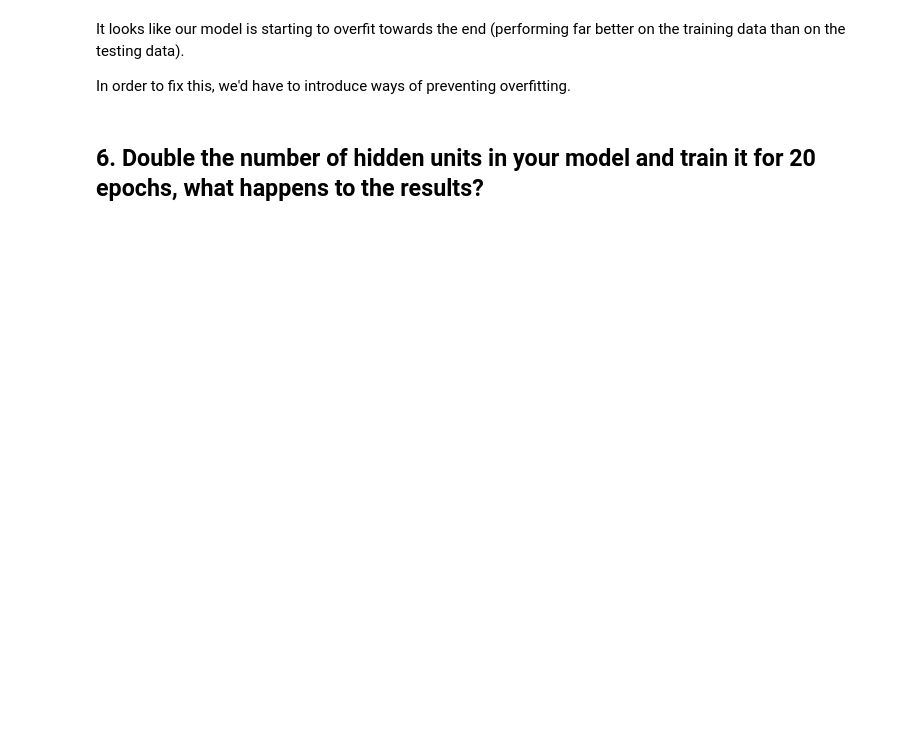
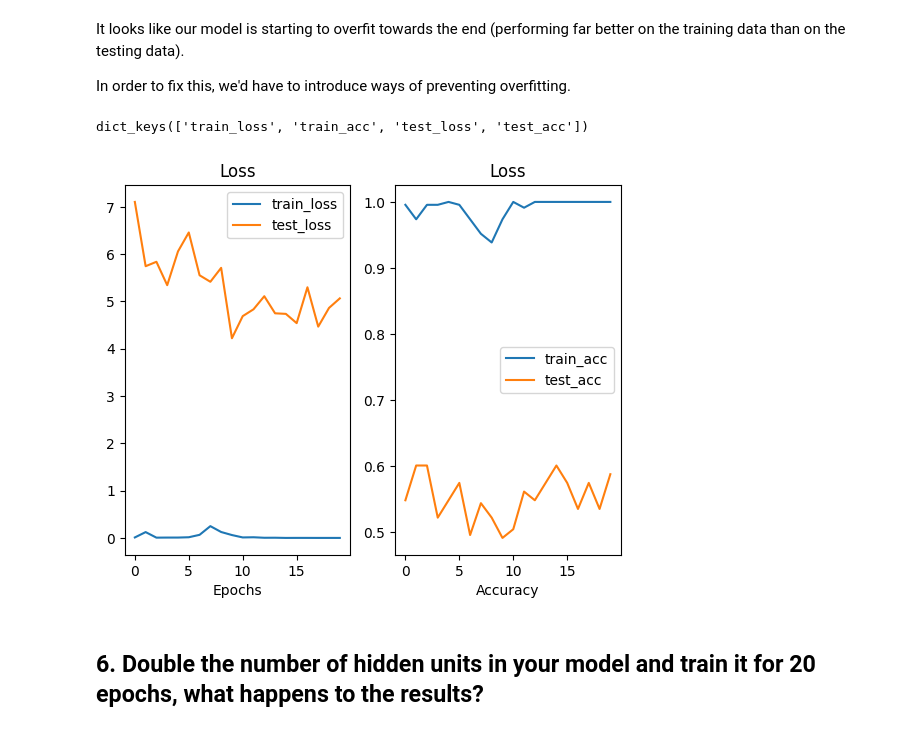
Before and after one commit to tonysoux/pytorch-deep-learning, a Jupyter notebook: extras/exercises/04_pytorch_custom_datasets_exercises.ipynb, the cells around one changed output. Drawn from its saved outputs; the diff is of its cells as text; code cells hidden in the pictures; blank space fills up the shorter version.

```diff
--- a/extras/exercises/04_pytorch_custom_datasets_exercises.ipynb
+++ b/extras/exercises/04_pytorch_custom_datasets_exercises.ipynb
@@ -278,8 +278,8 @@ len(train_data), len(test_data)
 # Turn train and test Datasets into DataLoaders
 from torch.utils.data import DataLoader
 
-train_dataloader=DataLoader(dataset=train_data, batch_size=1, num_workers=1, shuffle=True)
-test_dataloader=DataLoader(dataset=test_data, batch_size=1, num_workers=1, shuffle=False)
+train_dataloader=DataLoader(dataset=train_data, batch_size=4, num_workers=1, shuffle=True)
+test_dataloader=DataLoader(dataset=test_data, batch_size=4, num_workers=1, shuffle=False)
 
 train_dataloader, test_dataloader
 # %% [output]
@@ -457,3 +490,14 @@ def train(model: torch.nn.Module,
 # %% [markdown]
 ## 5. Try training the model you made in exercise 3 for 5, 20 and 50 epochs, what happens to the results?
 * Use `torch.optim.Adam()` with a learning rate of 0.001 as the optimizer.
+# %%
+# Train for 5 epochs
+torch.manual_seed(42)
+torch.cuda.manual_seed(42)
+
+loss_fn = nn.CrossEntropyLoss()
+optimizer = torch.optim.Adam(model_0.parameters(),
+                             lr=0.001)
+model_0=model_0.to(device)
+
+results = train(model_0, train_dataloader, test_dataloader, optimizer, loss_fn, 5)
@@ -468,8 +541,9 @@ optimizer = torch.optim.Adam(#TODO,
 # %%
-# Train for 20 epochs
+# Train for 50 epochs
 torch.manual_seed(42)
 torch.cuda.manual_seed(42)
 
 loss_fn = nn.CrossEntropyLoss()
-optimizer = torch.optim.Adam(#TODO,
+optimizer = torch.optim.Adam(model_0.parameters(),
                              lr=0.001)
+results = train(model_0, train_dataloader, test_dataloader, optimizer, loss_fn, 50)
@@ -485,6 +570,50 @@ optimizer = torch.optim.Adam(#TODO,
 It looks like our model is starting to overfit towards the end (performing far better on the training data than on the testing data).
 
 In order to fix this, we'd have to introduce ways of preventing overfitting.
+# %%
+print(results.keys())
+# %% [output]
+dict_keys(['train_loss', 'train_acc', 'test_loss', 'test_acc'])
+# %%
+from typing import Tuple, Dict, List
+def plot_loss_curves(results: Dict[str, List[float]]):
+  """Plots training curves of a results dictionary.
+
+  Args:
+      results (dict): dictionary containing list of values, e.g.
+          {"train_loss": [...],
+            "train_acc": [...],
+            "test_loss": [...],
+            "test_acc": [...]}
+  """
+  loss = results['train_loss']
+  test_loss = results['test_loss']
+
+  accuracy = results['train_acc']
+  test_accuracy = results['test_acc']
+
+  epochs = range(len(results["train_loss"]))
+
+  plt.figure()
+
+  plt.subplot(1,2,1)
+  plt.plot(epochs, loss, label="train_loss")
+  plt.plot(epochs, test_loss, label="test_loss")
+  plt.title('Loss')
+  plt.xlabel('Epochs')
+  plt.legend()
+
+  plt.subplot(1,2,2)
+  plt.plot(epochs, accuracy, label="train_acc")
+  plt.plot(epochs, test_accuracy, label="test_acc")
+  plt.title('Loss')
+  plt.xlabel('Accuracy')
+  plt.legend()
+
+
+plot_loss_curves(results)
+# %% [output]
+[figure, added]
 # %% [markdown]
 ## 6. Double the number of hidden units in your model and train it for 20 epochs, what happens to the results?
 # %%
```
Also changed, not shown: parts of 20 cells of this notebook.
